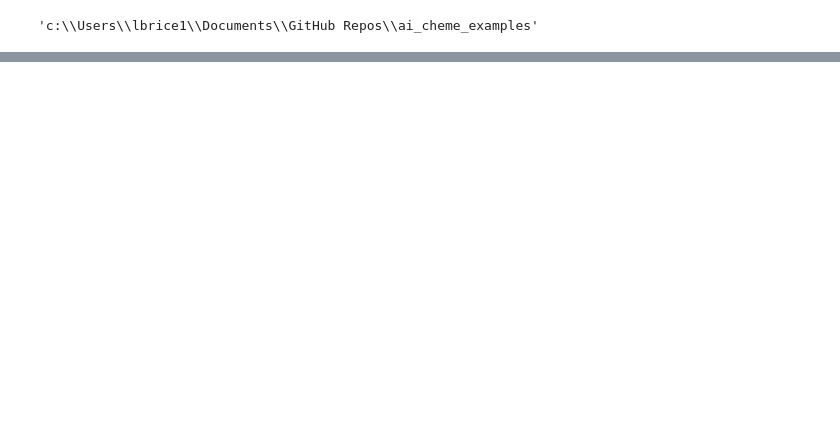
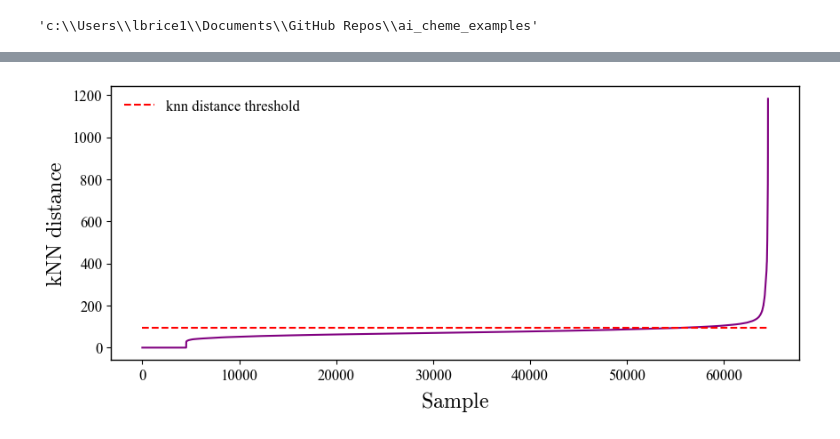
Before and after one commit to lbrice1/ai_cheme_examples, a Jupyter notebook: notebooks/2.1b-lbm-example-2-1-outlier_b.ipynb, the cells around one changed output, grey strips where cells are left out. Cells and saved outputs as stored; diff of their text form; code cells hidden in the pictures; blank space fills up the shorter version.

```diff
--- a/notebooks/2.1b-lbm-example-2-1-outlier_b.ipynb
+++ b/notebooks/2.1b-lbm-example-2-1-outlier_b.ipynb
@@ -100,0 +141,36 @@ plot_data(data.iloc[:, data.columns.get_loc(X)], data.iloc[:, data.columns.get_l
+# %%
+def plot_elbow(distances, threshold, name = 'elbow'):
+
+    fig1 = plt.figure(figsize=(10, 4))
+
+    axs1 = fig1.add_subplot(111)  #projection='3d')
+
+    distances = np.sort(distances[distances != 0])
+
+    axs1.plot(
+            distances,
+            color = 'purple')
+
+    axs1.plot(
+            [0, len(distances)],
+            [threshold, threshold],
+            color = 'r',
+            linestyle = '--',
+            label = 'knn distance threshold')
+
+
+    axs1.set_xlabel(r'$\rm Sample$', labelpad=5, fontsize='x-large')
+    axs1.set_ylabel(r'$\rm kNN\ distance$', labelpad=5, fontsize='x-large')
+
+    #axs1 = self.ax_formatter(axs1, xax=False)
+    axs1.legend(frameon=False, ncol=2)
+    #axs1.set_xlim(min(this_cluster['d0']) - 1, max(this_cluster['d0']) + 3)
+
+    # plt.savefig(
+    #     f'reports/figures/{name}.png',
+    #     transparent=True,
+    #     bbox_inches='tight')
+
+    plt.show()
+    #plt.show()
+    return None
@@ -100,0 +203,6 @@ plot_data(data.iloc[:, data.columns.get_loc(X)], data.iloc[:, data.columns.get_l
+# %%
+distances, threshold, nbrs = get_threshold(data.iloc[:, 1:], k=10)
+# %%
+plot_elbow(distances, threshold)
+# %% [output]
+[figure, added]
```
Also changed, not shown: parts of 7 cells of this notebook, 1 other file.
